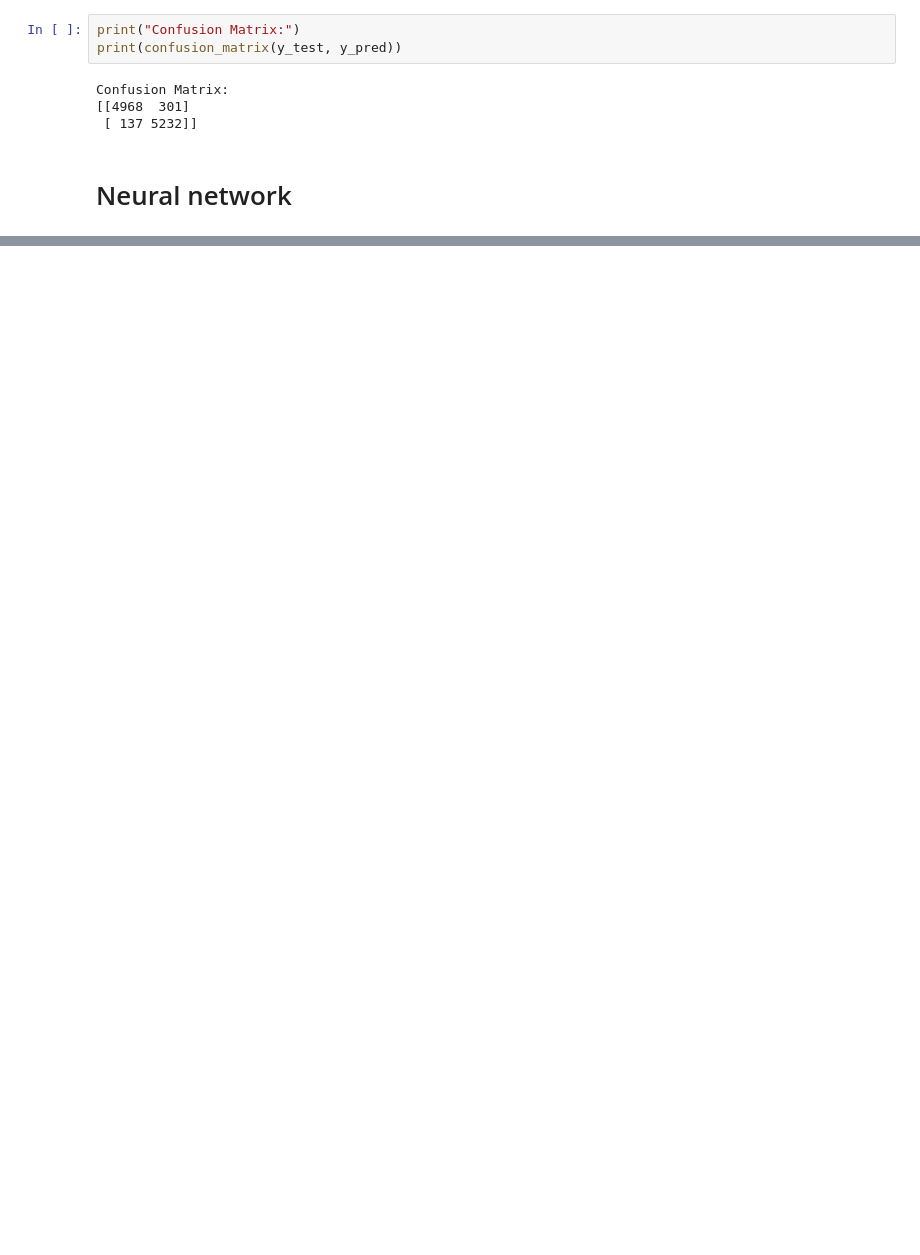
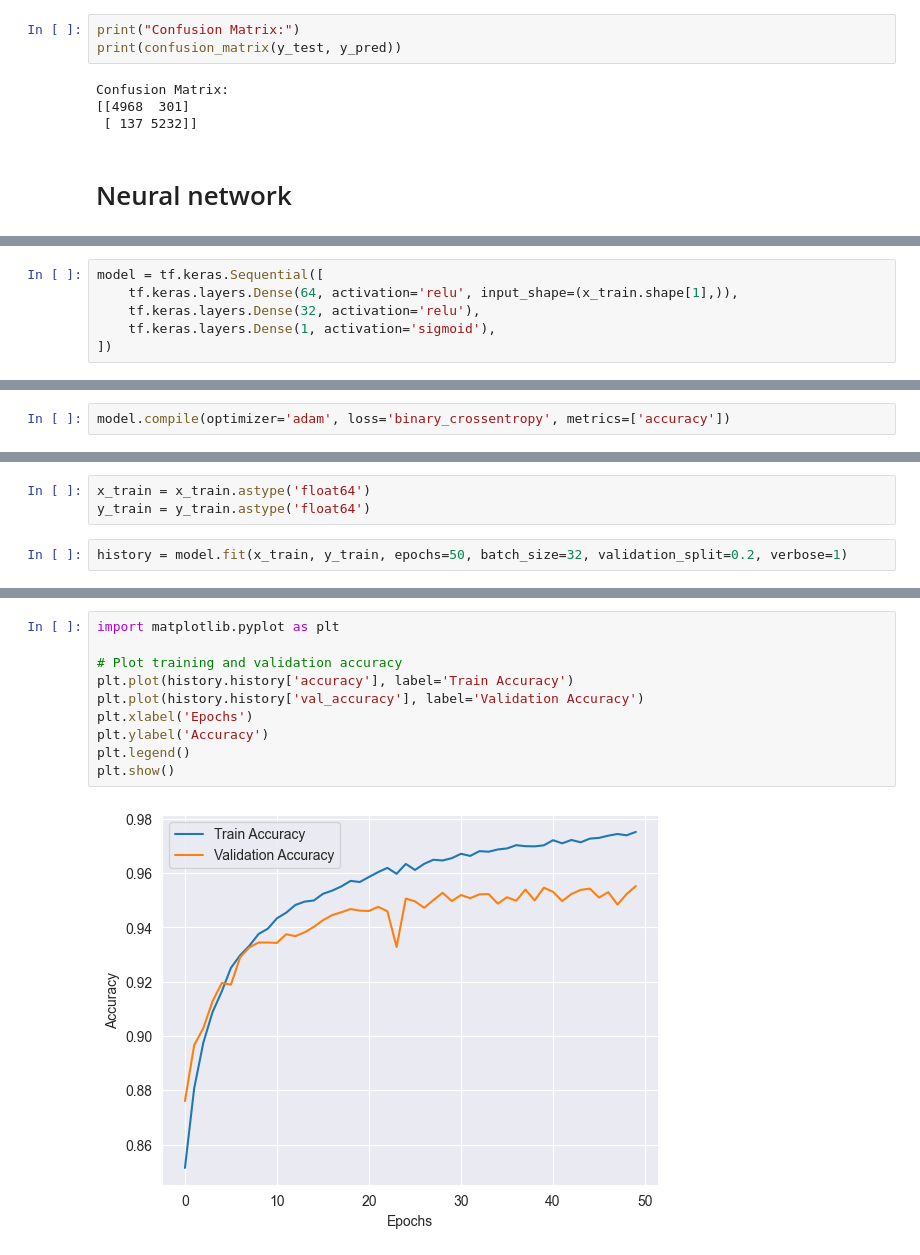
Before and after one commit to HirudikaAnupama/Predicting-Term-Deposit-Subscriptions, a Jupyter notebook: models/Predicting Term Deposit Subscriptions.ipynb, the cells around one changed output, grey strips where cells are left out. Saved outputs shown, nothing was run; the diff lists cells and outputs as text; blank space fills up the shorter version.

```diff
--- a/models/Predicting Term Deposit Subscriptions.ipynb
+++ b/models/Predicting Term Deposit Subscriptions.ipynb
@@ -851,0 +837,6 @@ Test Accuracy: 0.9755593156608385
+# %%
+model = tf.keras.Sequential([
+    tf.keras.layers.Dense(64, activation='relu', input_shape=(x_train.shape[1],)),
+    tf.keras.layers.Dense(32, activation='relu'),
+    tf.keras.layers.Dense(1, activation='sigmoid'),
+])
@@ -851,0 +858,2 @@ Test Accuracy: 0.9755593156608385
+# %%
+model.compile(optimizer='adam', loss='binary_crossentropy', metrics=['accuracy'])
@@ -851,0 +895,5 @@ Test Accuracy: 0.9755593156608385
+# %%
+x_train = x_train.astype('float64')
+y_train = y_train.astype('float64')
+# %%
+history = model.fit(x_train, y_train, epochs=50, batch_size=32, validation_split=0.2, verbose=1)
@@ -851,0 +925,12 @@ Test Accuracy: 0.9755593156608385
+# %%
+import matplotlib.pyplot as plt
+
+# Plot training and validation accuracy
+plt.plot(history.history['accuracy'], label='Train Accuracy')
+plt.plot(history.history['val_accuracy'], label='Validation Accuracy')
+plt.xlabel('Epochs')
+plt.ylabel('Accuracy')
+plt.legend()
+plt.show()
+# %% [output]
+[figure, added]
```
Also changed, not shown: parts of 21 cells of this notebook.
